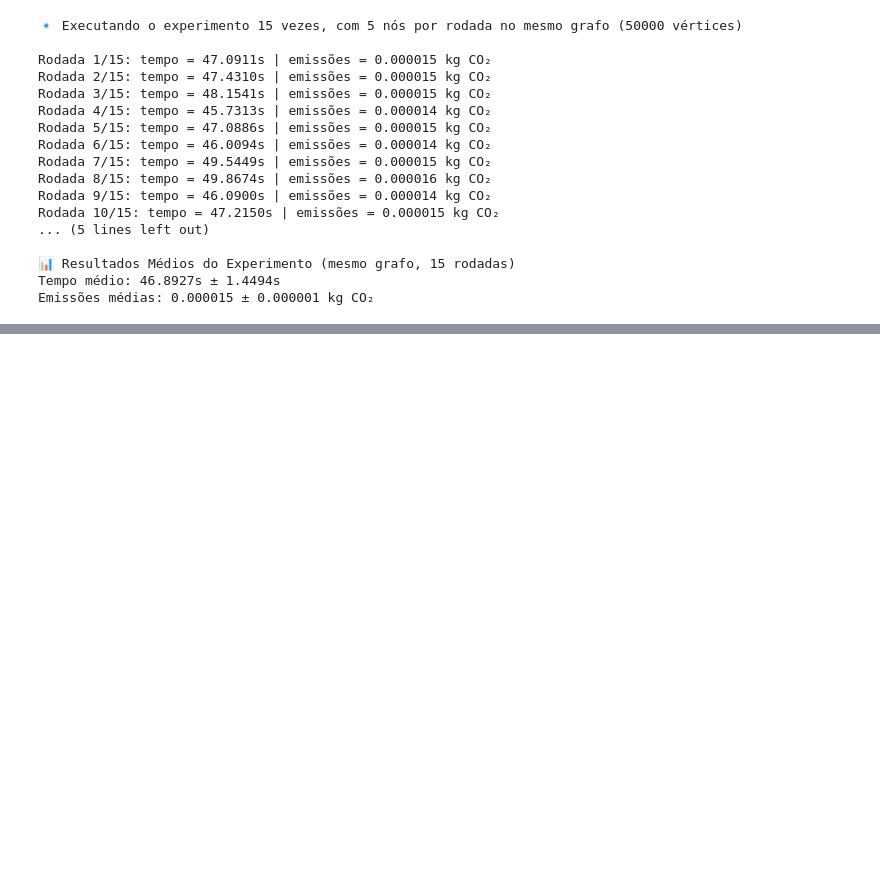
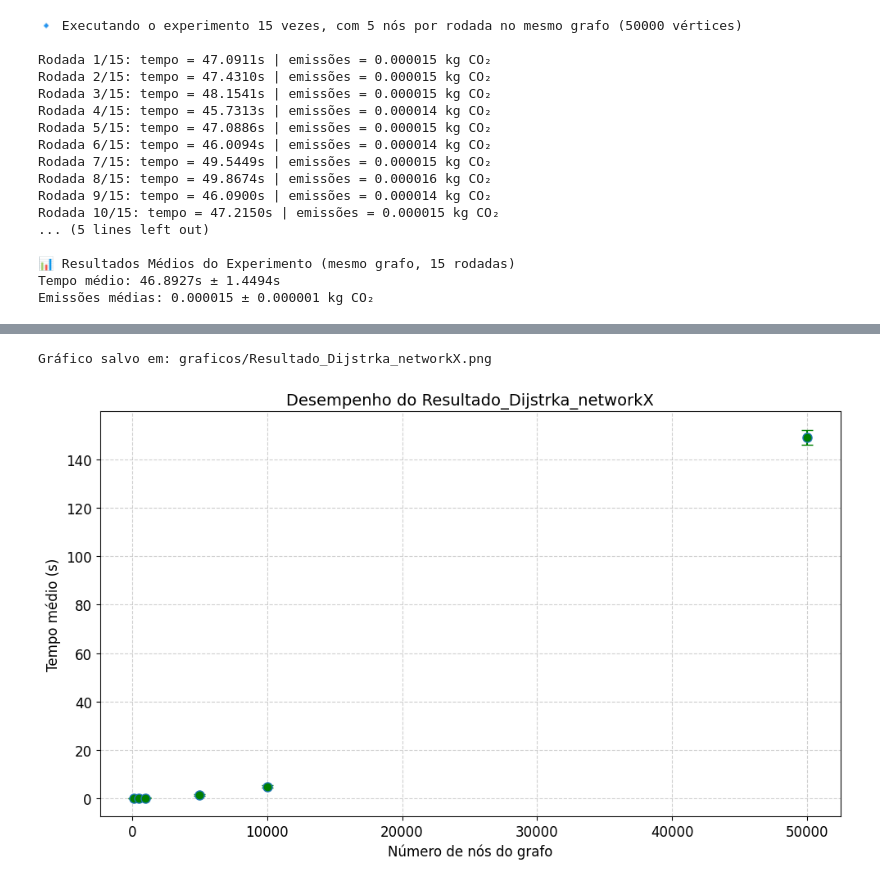
Before and after one commit to Carlos98770/dca3702-aed2, a Jupyter notebook: unity2/challenge.ipynb, the cells around one changed output, grey strips where cells are left out. Cells and saved outputs as stored; diff of their text form; code cells hidden in the pictures; blank space fills up the shorter version.

```diff
--- a/unity2/challenge.ipynb
+++ b/unity2/challenge.ipynb
@@ -825,0 +1029,5 @@ resultados_80000 = measure_experiment(15,80000,5)
+# %%
+plot_single_algorithm(df_networkx,"Resultado_Dijstrka_networkX","green",save_path="graficos/Resultado_Dijstrka_networkX.png")
+# %% [output]
+Gráfico salvo em: graficos/Resultado_Dijstrka_networkX.png
+[figure, added]
```
Also changed, not shown: parts of 19 cells of this notebook.
